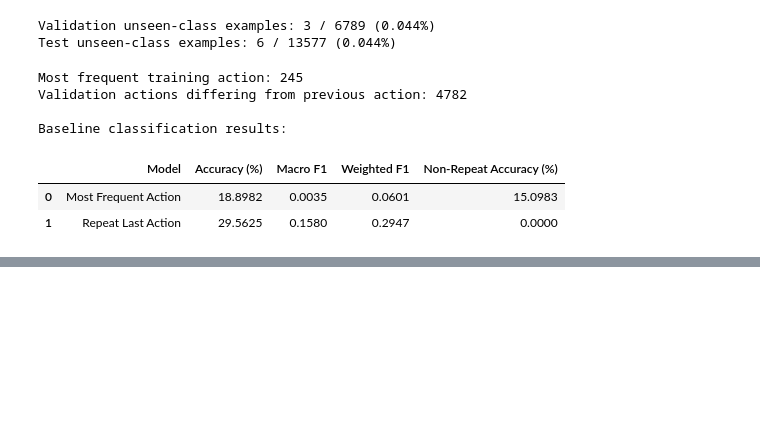
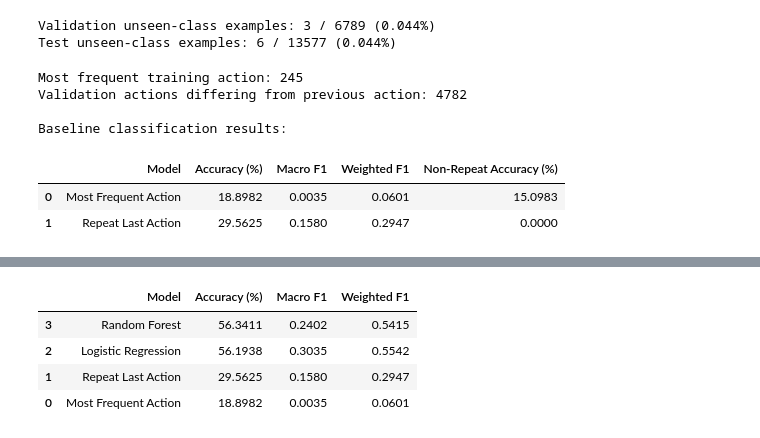
Before and after one commit to HarrisonWilliams123/data-mining-project, a Jupyter notebook: SmartSense_Classification.ipynb, the cells around one changed output, grey strips where cells are left out. Drawn from its saved outputs; the diff is of its cells as text; code cells hidden in the pictures; blank space fills up the shorter version.

```diff
--- a/SmartSense_Classification.ipynb
+++ b/SmartSense_Classification.ipynb
@@ -375,3 +375,97 @@ Accuracy: 56.194%
 Macro F1: 0.3035
 Weighted F1: 0.5542
 Non-repeat accuracy: 55.249%
+# %%
+#Random Forest Classification
+from sklearn.ensemble import RandomForestClassifier
+from sklearn.metrics import accuracy_score, f1_score
+import time
+
+#Initialize Random Forest
+rf_model = RandomForestClassifier(
+    n_estimators=100,
+    max_depth=20,
+    min_samples_leaf=2,
+    random_state=42,
+    n_jobs=-1
+)
+
+#Train model
+start_time = time.time()
+
+rf_model.fit(X_train_encoded, y_train)
+
+rf_training_time = time.time() - start_time
+
+#Validation predictions
+pred_rf = rf_model.predict(X_val_encoded)
+
+#Evaluate
+rf_accuracy = accuracy_score(y_val, pred_rf)
+
+rf_macro_f1 = f1_score(
+    y_val,
+    pred_rf,
+    average="macro",
+    zero_division=0
+)
+
+rf_weighted_f1 = f1_score(
+    y_val,
+    pred_rf,
+    average="weighted",
+    zero_division=0
+)
+
+rf_non_repeat_accuracy = accuracy_score(
+    y_val[non_repeat_mask],
+    pred_rf[non_repeat_mask]
+)
+
+print("Random Forest Results")
+print("-" * 40)
+
+print(f"Training time: {rf_training_time:.2f} seconds")
+print(f"Accuracy: {rf_accuracy * 100:.3f}%")
+print(f"Macro F1: {rf_macro_f1:.4f}")
+print(f"Weighted F1: {rf_weighted_f1:.4f}")
+print(
+    "Non-repeat accuracy:",
+    f"{rf_non_repeat_accuracy * 100:.3f}%"
+)
+
+# Compare against previous models
+comparison_df = pd.DataFrame([
+    {
+        "Model": "Most Frequent Action",
+        "Accuracy (%)": 18.8982,
+        "Macro F1": 0.0035,
+        "Weighted F1": 0.0601
+    },
+    {
+        "Model": "Repeat Last Action",
+        "Accuracy (%)": 29.5625,
+        "Macro F1": 0.1580,
+        "Weighted F1": 0.2947
+    },
+    {
+        "Model": "Logistic Regression",
+        "Accuracy (%)": logistic_accuracy * 100,
+        "Macro F1": logistic_macro_f1,
+        "Weighted F1": logistic_weighted_f1
+    },
+    {
+        "Model": "Random Forest",
+        "Accuracy (%)": rf_accuracy * 100,
+        "Macro F1": rf_macro_f1,
+        "Weighted F1": rf_weighted_f1
+    }
+])
+
+display(
+    comparison_df.sort_values(
+        "Accuracy (%)",
+        ascending=False
+    ).round(4)
+)
+# %% [output]
@@ -377,0 +479,5 @@ Non-repeat accuracy: 55.249%
+|  | Model | Accuracy (%) | Macro F1 | Weighted F1 |
+| 3 | Random Forest | 56.3411 | 0.2402 | 0.5415 |
+| 2 | Logistic Regression | 56.1938 | 0.3035 | 0.5542 |
+| 1 | Repeat Last Action | 29.5625 | 0.1580 | 0.2947 |
+| 0 | Most Frequent Action | 18.8982 | 0.0035 | 0.0601 |
```
Also changed, not shown: parts of 11 cells of this notebook.
